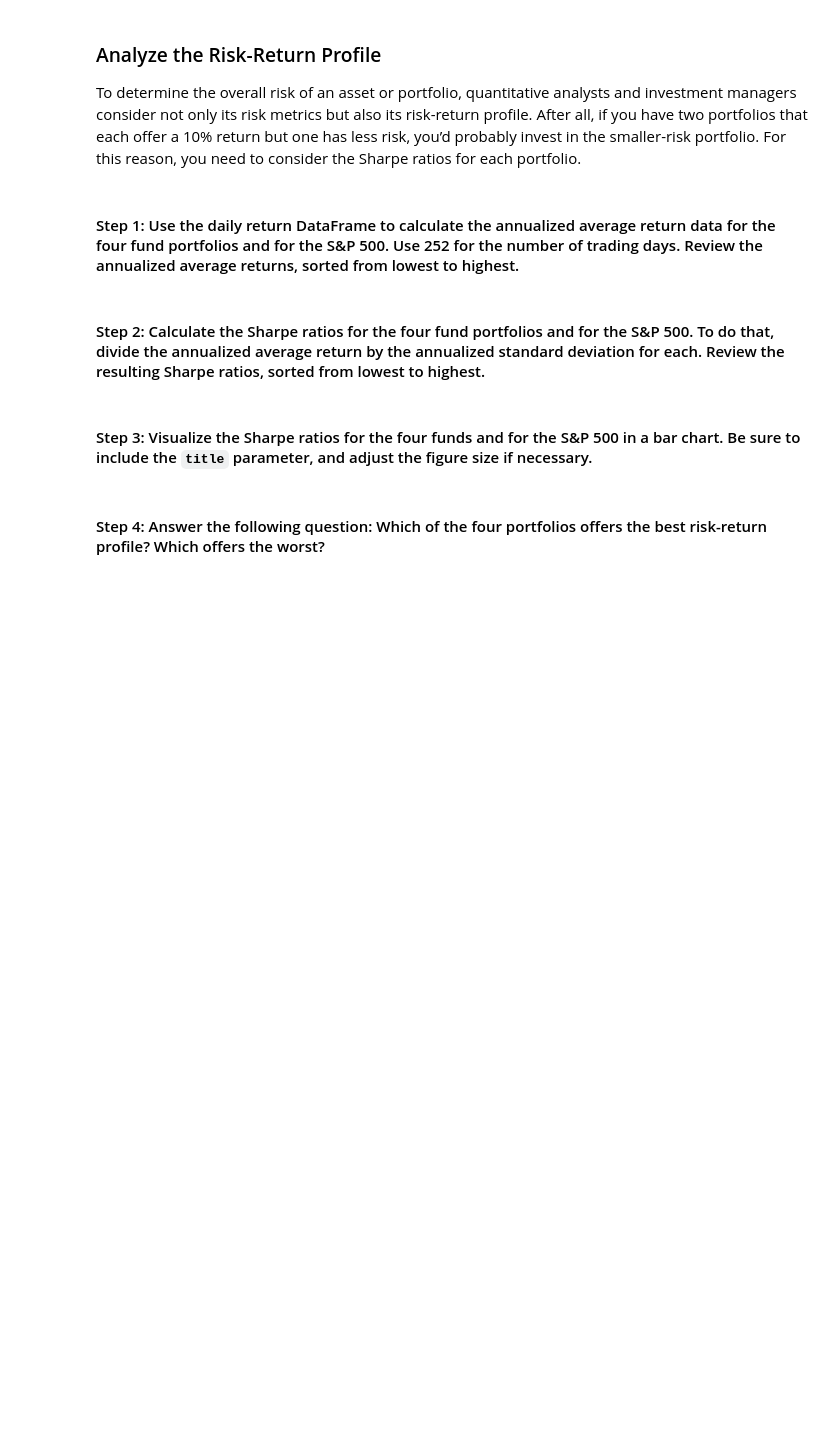
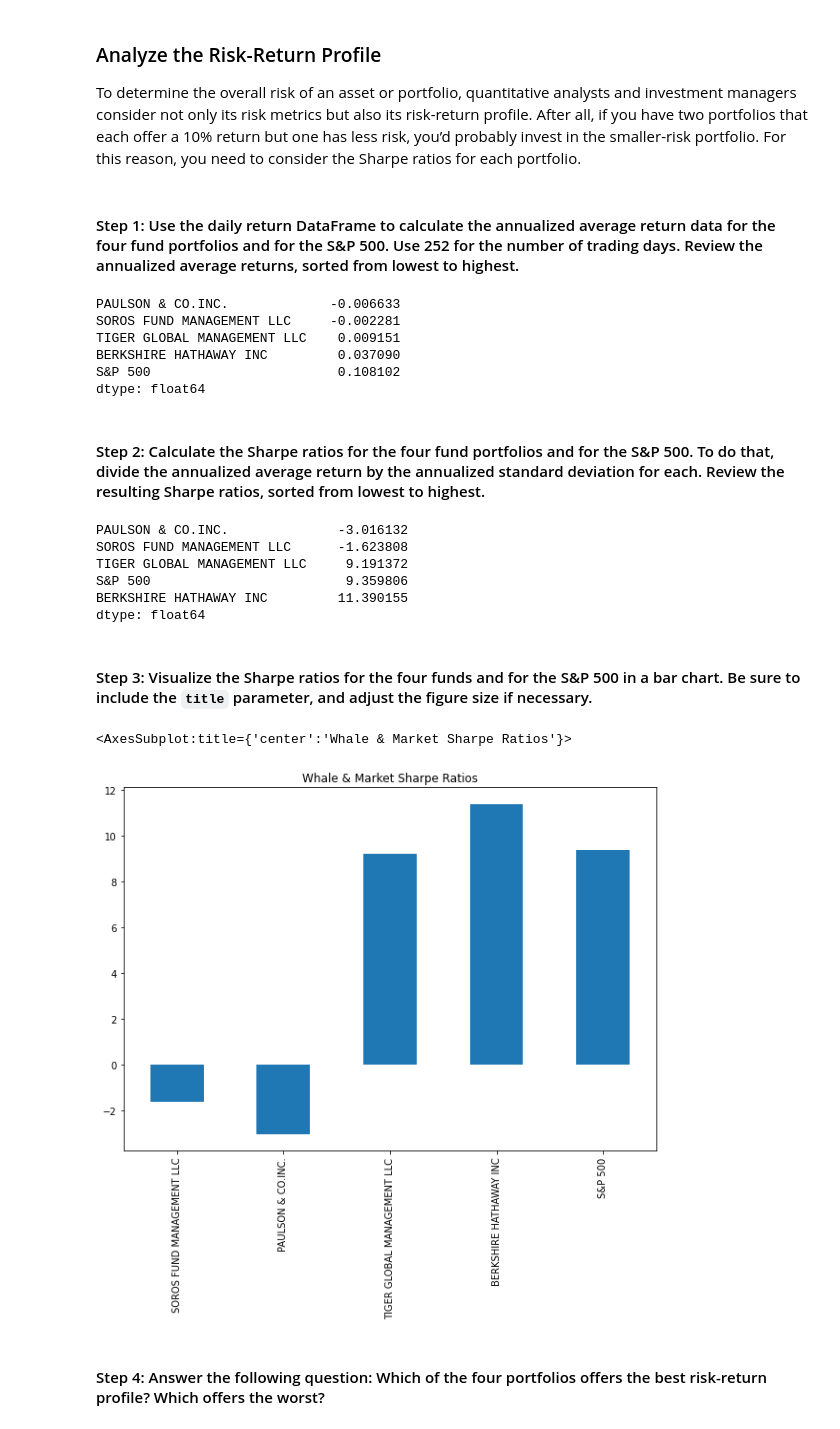
Before and after one commit to JunTheRewels/hw_m4_risk_analysis, a Jupyter notebook: Starter_Code/risk_return_analysis.ipynb, the cells around one changed output. Cells and saved outputs as stored; diff of their text form; code cells hidden in the pictures; blank space fills up the shorter version.

Commit message:
analyzed risk-return profile

```diff
--- a/Starter_Code/risk_return_analysis.ipynb
+++ b/Starter_Code/risk_return_analysis.ipynb
@@ -306,19 +306,39 @@ To determine the overall risk of an asset or portfolio, quantitative analysts an
 # Calculate the annual average return data for the for fund portfolios and the S&P 500
 # Use 252 as the number of trading days in the year
 # Review the annual average returns sorted from lowest to highest
-# YOUR CODE HERE
+year_trading_days = 252
+annualized_avg_return = daily_returns_df.mean() * year_trading_days
+annualized_avg_return.sort_values()
+# %% [output]
+PAULSON & CO.INC.             -0.006633
+SOROS FUND MANAGEMENT LLC     -0.002281
+TIGER GLOBAL MANAGEMENT LLC    0.009151
+BERKSHIRE HATHAWAY INC         0.037090
+S&P 500                        0.108102
+dtype: float64
 # %% [markdown]
 #### Step 2: Calculate the Sharpe ratios for the four fund portfolios and for the S&P 500. To do that, divide the annualized average return by the annualized standard deviation for each. Review the resulting Sharpe ratios, sorted from lowest to highest.
 # %%
 # Calculate the annualized Sharpe Ratios for each of the 4 portfolios and the S&P 500.
 # Review the Sharpe ratios sorted lowest to highest
-# YOUR CODE HERE
+annualized_sharpe_ratios = annualized_avg_return / daily_returns_df.std()
+annualized_sharpe_ratios.sort_values()
+# %% [output]
+PAULSON & CO.INC.              -3.016132
+SOROS FUND MANAGEMENT LLC      -1.623808
+TIGER GLOBAL MANAGEMENT LLC     9.191372
+S&P 500                         9.359806
+BERKSHIRE HATHAWAY INC         11.390155
+dtype: float64
 # %% [markdown]
 #### Step 3: Visualize the Sharpe ratios for the four funds and for the S&P 500 in a bar chart. Be sure to include the `title` parameter, and adjust the figure size if necessary.
 # %%
 # Visualize the Sharpe ratios as a bar chart
 # Include a title parameter and adjust the figure size
-# YOUR CODE HERE
+annualized_sharpe_ratios.plot.bar(figsize=(10,7), title="Whale & Market Sharpe Ratios")
+# %% [output]
+<AxesSubplot:title={'center':'Whale & Market Sharpe Ratios'}>
+[figure, added]
 # %% [markdown]
 #### Step 4: Answer the following question: Which of the four portfolios offers the best risk-return profile? Which offers the worst?
 # %% [markdown]
```
Also changed, not shown: parts of 1 cell of this notebook.
